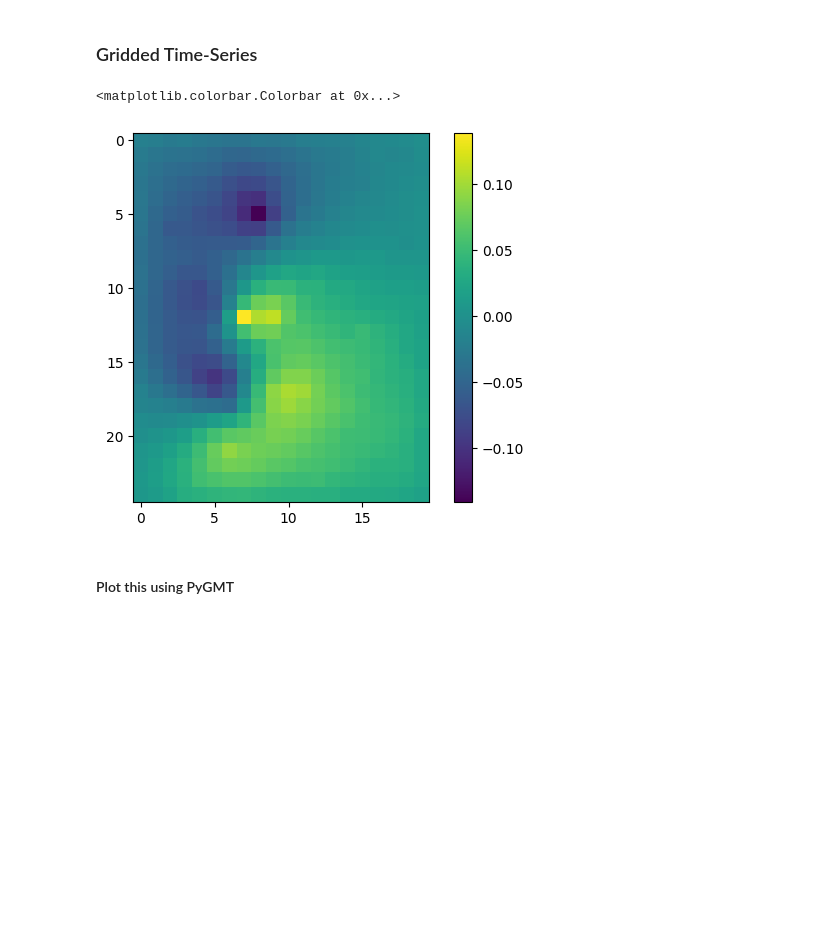
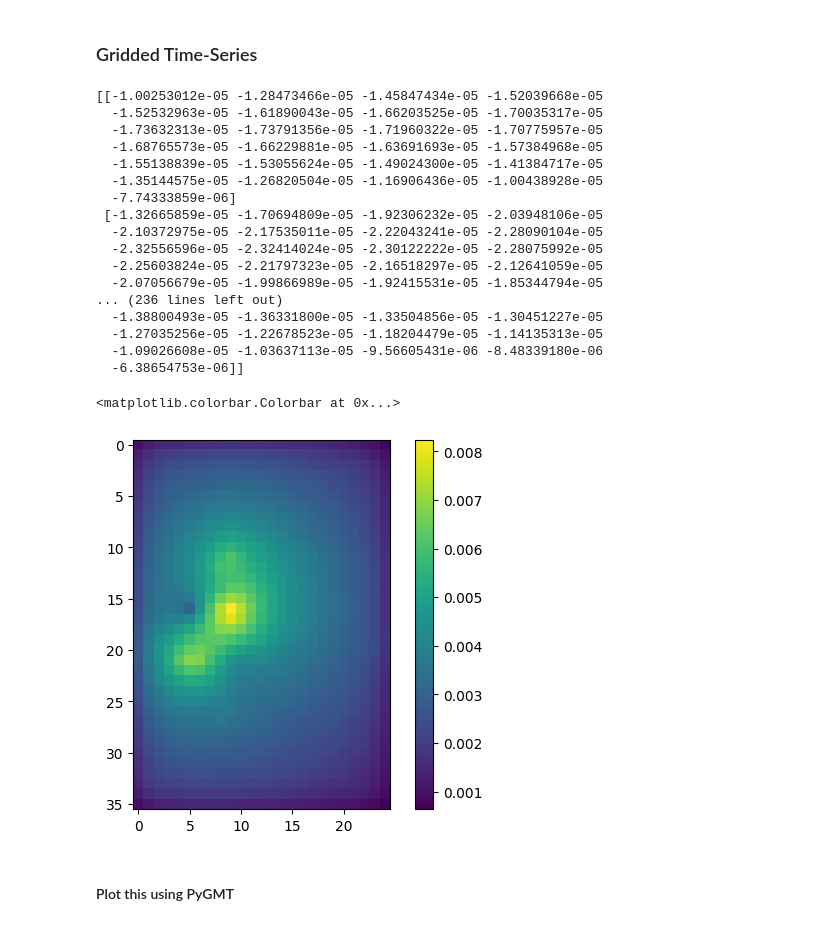
Before and after one commit to Denolle-Lab/Mt-St-Helens, a Jupyter notebook: spatial_dv.ipynb, the cells around one changed output. Cells and saved outputs as stored; diff of their text form; code cells hidden in the pictures; blank space fills up the shorter version.

```diff
--- a/spatial_dv.ipynb
+++ b/spatial_dv.ipynb
@@ -1649,7 +1649,7 @@ from obspy import UTCDateTime
 
 freq0 = 0.25
 
-infile = glob.glob(f'/home/pm/Documents_sync/PhD/StHelens/spatial/ddt_final_cl1_std0.15/xstations_{freq0}-{freq0*2}_wl864000_*/dvdt_3D.npz')[0]
+infile = glob.glob(f'/home/pm/Documents_sync/PhD/StHelens/spatial/ddt_final_cl1_std0.15_largemap/xstations_{freq0}-{freq0*2}_wl864000_*/dvdt_3D.npz')[0]
 
 loaded = np.load(infile)
 
@@ -1671,18 +1671,18 @@ t = t[start:end]
 # 1. manual integration
 # 2. replace nans with interpolation? Otherwise this is probably not correct
 #
-
+print(np.nansum(dvdt, axis=-1))
 nani = ~np.isnan(dvdt[0,0,:])
 # We start here to have February to February
 
-f = interp1d(t[nani], dvdt[:,:,nani], axis=-1)
-dvdt = f(t)
+# f = interp1d(t[nani], dvdt[:, :, nani], axis=-1, kind='nearest', fill_value=0)
+
 # Total dv change over the whole time
-dv_total = np.sum(dvdt[:,:,4:], axis=-1)
-dv = np.cumsum(dvdt, axis=-1)
+dv_total = np.nansum(dvdt, axis=-1)
+dv = np.nancumsum(dvdt, axis=-1)
 
 # minmax
-dv_total = -abs(dv.max(axis=-1)-dv.min(axis=-1))
+# dv_total = -abs(dv.max(axis=-1)-dv.min(axis=-1))
 
 # # seasonal
 # # average of change from January to July is <7 and the other is >6
@@ -1691,39 +1691,56 @@ indices = []
 for year in {UTCDateTime(tt).year for tt in t}:
     indices.append(np.array([(utc.month>6 and utc.year==year) for utc in utcs]))
 
-dv_total = np.nanmean([np.nansum(dvdt[:, : ,ii], axis=-1) for ii in indices], axis=0)
+# dv_total = np.nanmean([np.nansum(dvdt[:, : ,ii], axis=-1) for ii in indices], axis=0)
 
 # before and after eruption
 # print(utcs[190])
 # print(utcs[373])
-dv_total = np.sum(dvdt[:,:,190:373], axis=-1)
+# dv_total = np.sum(dvdt[:,:,190:373], axis=-1)
 
 # Up to eruption
 # print(utcs[0])
 # print(utcs[219])
 # dv_total = np.sum(dvdt[:,:,0:219], axis=-1)
 
 # and finally, from eruption end to now
 # print(utcs[-1])
 # print(utcs[369])
 
 # dv_total = np.sum(dvdt[:,:,369:], axis=-1)
 
 # haida eq 28.10.2012
 # print(utcs[535])
 # print(utcs[543])
 # dv_total = np.sum(dvdt[:,:,535:544], axis=-1)
 
 
 
 # Name suffix for output figure
 output_param = '2003-2008'
 
 plt.imshow(-100*dv_total)
 plt.colorbar()
 # %% [output]
-<matplotlib.colorbar.Colorbar at 0x...>
+[[-1.00253012e-05 -1.28473466e-05 -1.45847434e-05 -1.52039668e-05
+  -1.52532963e-05 -1.61890043e-05 -1.66203525e-05 -1.70035317e-05
+  -1.73632313e-05 -1.73791356e-05 -1.71960322e-05 -1.70775957e-05
+  -1.68765573e-05 -1.66229881e-05 -1.63691693e-05 -1.57384968e-05
+  -1.55138839e-05 -1.53055624e-05 -1.49024300e-05 -1.41384717e-05
+  -1.35144575e-05 -1.26820504e-05 -1.16906436e-05 -1.00438928e-05
+  -7.74333859e-06]
+ [-1.32665859e-05 -1.70694809e-05 -1.92306232e-05 -2.03948106e-05
+  -2.10372975e-05 -2.17535011e-05 -2.22043241e-05 -2.28090104e-05
+  -2.32556596e-05 -2.32414024e-05 -2.30122222e-05 -2.28075992e-05
+  -2.25603824e-05 -2.21797323e-05 -2.16518297e-05 -2.12641059e-05
+  -2.07056679e-05 -1.99866989e-05 -1.92415531e-05 -1.85344794e-05
+... (236 lines left out)
+  -1.38800493e-05 -1.36331800e-05 -1.33504856e-05 -1.30451227e-05
+  -1.27035256e-05 -1.22678523e-05 -1.18204479e-05 -1.14135313e-05
+  -1.09026608e-05 -1.03637113e-05 -9.56605431e-06 -8.48339180e-06
+  -6.38654753e-06]]
+<matplotlib.colorbar.Colorbar at 0x...>
-[figure, old version]
+[figure, new version]
 # %% [markdown]
 #### Plot this using PyGMT
 # %%
```
Also changed, not shown: parts of 12 cells of this notebook, 1 other file.
